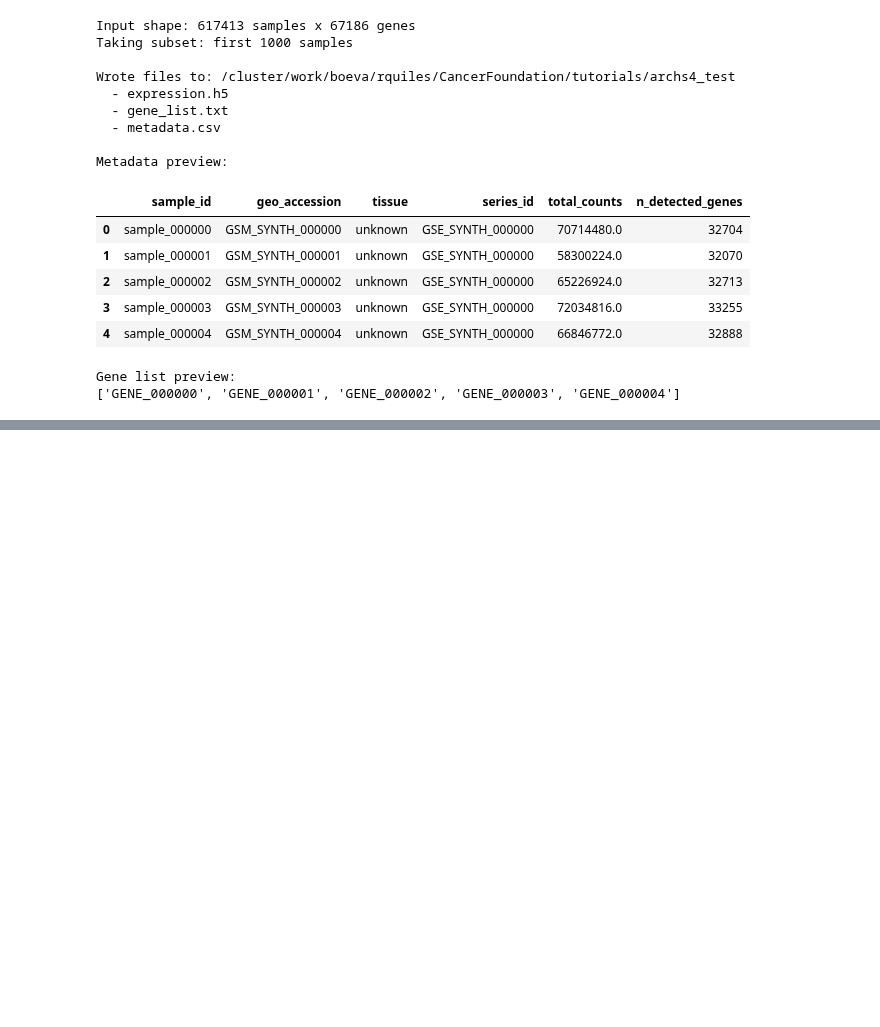
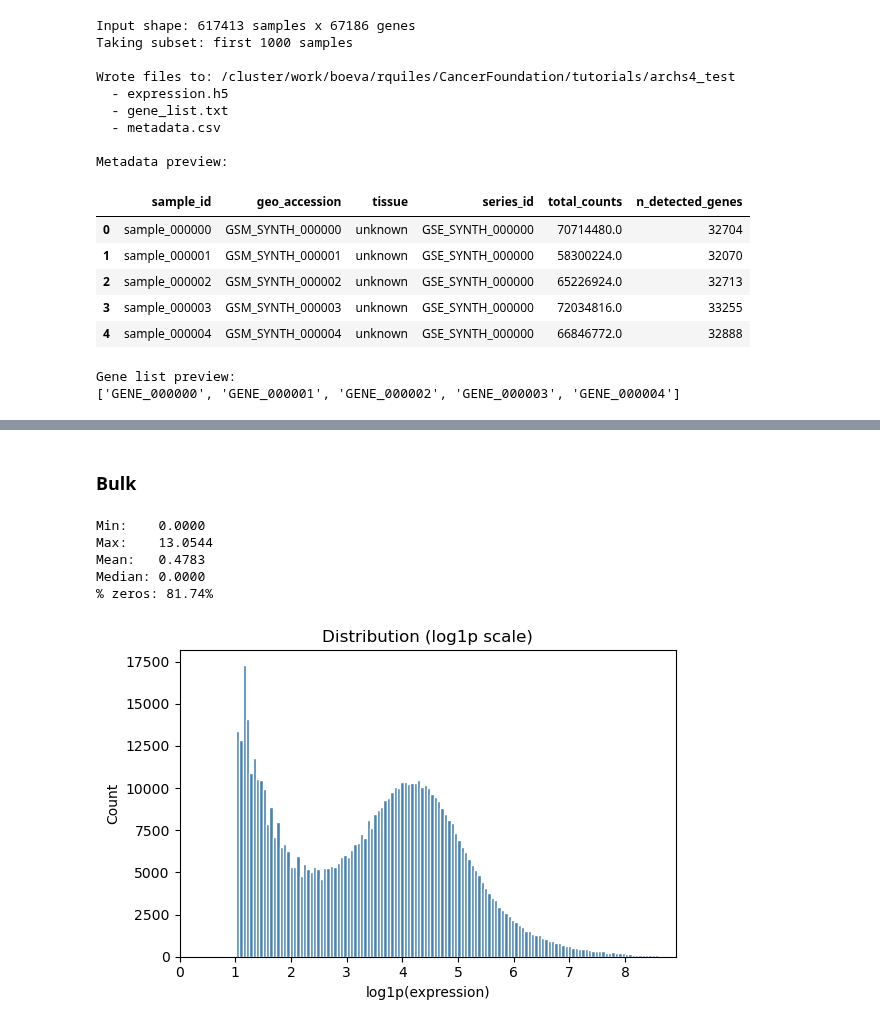
Before and after one commit to RSQuiles/CancerFoundationFusion, a Jupyter notebook: data_preprocess/bulk_preprocessing.ipynb, the cells around one changed output, grey strips where cells are left out. Drawn from its saved outputs; the diff is of its cells as text; code cells hidden in the pictures; blank space fills up the shorter version.

```diff
--- a/data_preprocess/bulk_preprocessing.ipynb
+++ b/data_preprocess/bulk_preprocessing.ipynb
@@ -244,0 +436,45 @@ Gene list preview:
+# %%
+bulk_file = "/cluster/work/boeva/rquiles/data/bulk_cpm/bulk_chunk_0003.h5ad"
+bulk_paired_file = "/cluster/work/boeva/rquiles/data/paired_cpm/paired_bulk_chunk_0011.h5ad"
+pb_paired_file = "/cluster/work/boeva/rquiles/data/paired_cpm/paired_pb_chunk_0013.h5ad"
+
+bulk = sc.read_h5ad(bulk_file)
+bulk_paired = sc.read_h5ad(bulk_paired_file)
+pb_paired = sc.read_h5ad(pb_paired_file)
+# %%
+def asses_distrib(adata):
+    # Get values
+    values = adata.X[:100, :50000].toarray().flatten()
+
+    # Only non-zero values (sparse data)
+    nonzero = values[values > 1]
+
+    print(f"Min:    {values.min():.4f}")
+    print(f"Max:    {values.max():.4f}")
+    print(f"Mean:   {values.mean():.4f}")
+    print(f"Median: {np.median(values):.4f}")
+    print(f"% zeros: {(values == 0).mean():.2%}")
+
+    # Plot
+    fig, ax = plt.subplots(1, 1, figsize=(6, 4))
+
+    # Log1p scale (as stored)
+    ax.hist(nonzero, bins=200, color="steelblue", edgecolor="white")
+    ax.set_xlabel("log1p(expression)")
+    ax.set_ylabel("Count")
+    ax.set_title("Distribution (log1p scale)")
+    ax.set_xlim(0, np.percentile(nonzero, 99.9))
+
+    plt.tight_layout()
+    plt.show()
+# %% [markdown]
+### Bulk
+# %%
+asses_distrib(bulk)
+# %% [output]
+Min:    0.0000
+Max:    13.0544
+Mean:   0.4783
+Median: 0.0000
+% zeros: 81.74%
+[figure, added]
```
Also changed, not shown: parts of 14 cells of this notebook, 21 other files.
